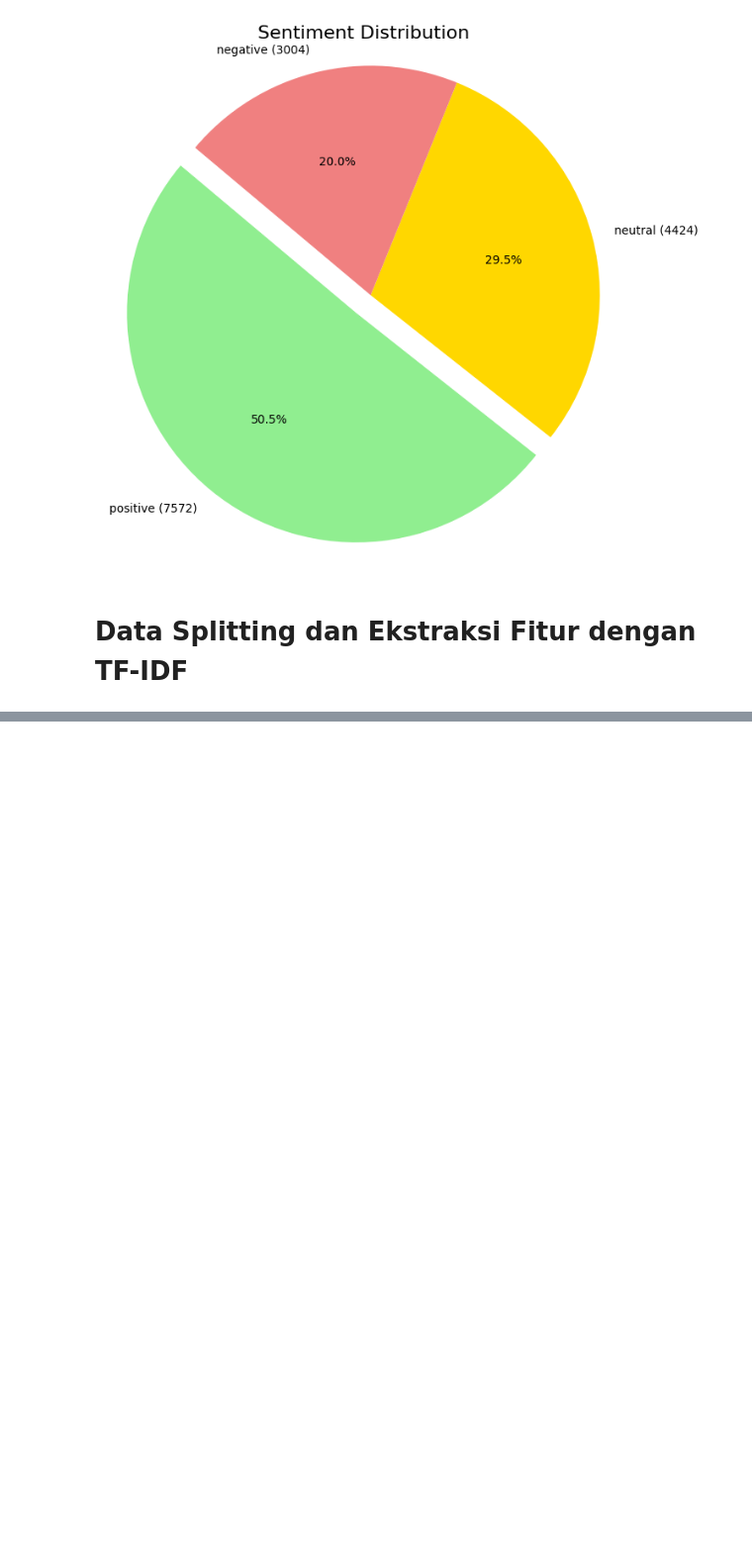
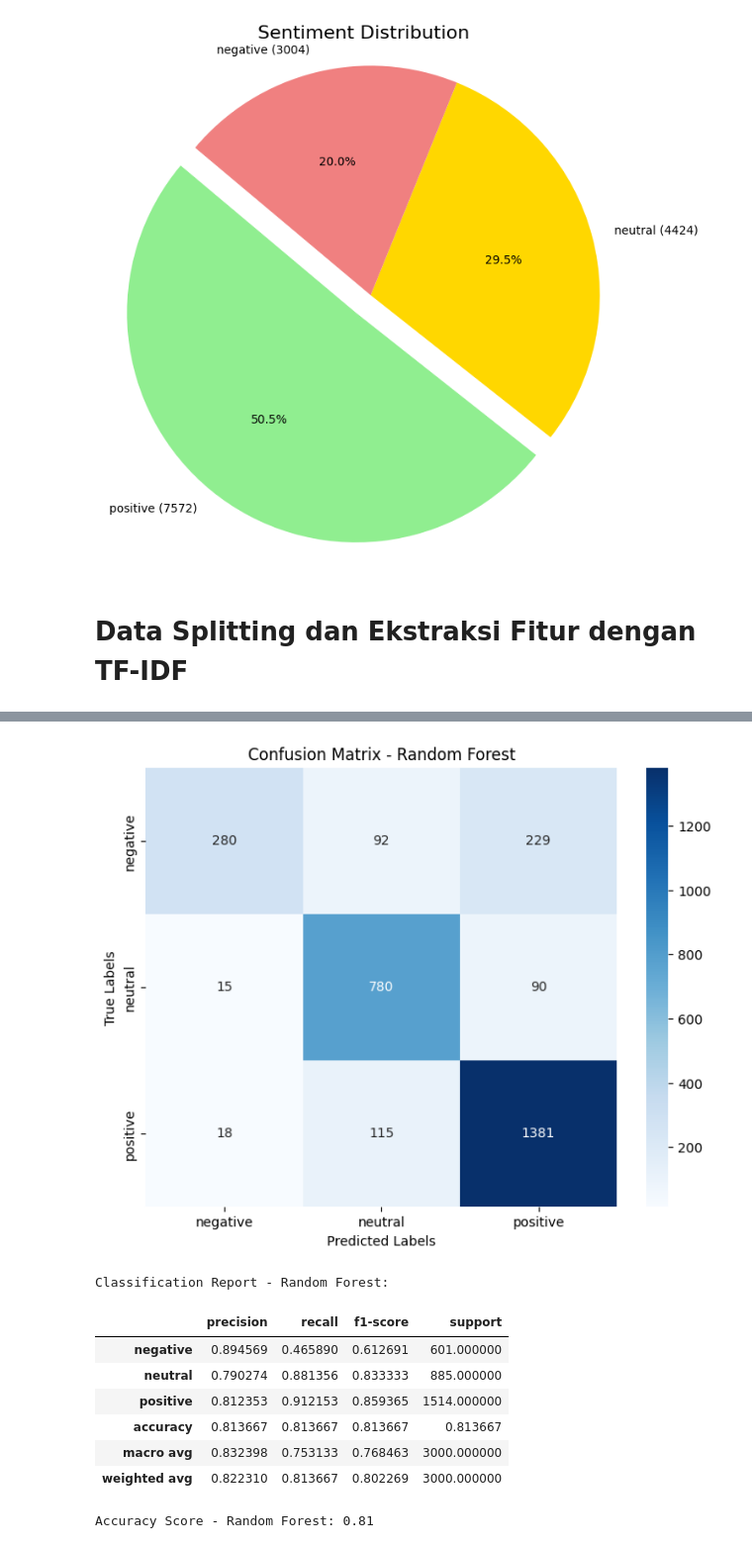
Before and after one commit to rizalgianf/sentimen-analisis, a Jupyter notebook: pelatihan_model.ipynb, the cells around one changed output, grey strips where cells are left out. Shown at 99% size. Saved outputs shown, nothing was run; the diff lists cells and outputs as text; code cells hidden in the pictures; blank space fills up the shorter version.

```diff
--- a/pelatihan_model.ipynb
+++ b/pelatihan_model.ipynb
@@ -407,0 +464,46 @@ print(f"Testing data shape: {X_test_tfidf.shape}")
+# %%
+from sklearn.ensemble import RandomForestClassifier
+from sklearn.metrics import classification_report, confusion_matrix, accuracy_score
+import seaborn as sns
+
+import matplotlib.pyplot as plt
+
+# Inisialisasi model Random Forest
+rf_model = RandomForestClassifier(n_estimators=100, random_state=42)
+
+# Melatih model menggunakan data training
+rf_model.fit(X_train_tfidf, y_train)
+
+# Melakukan prediksi pada data testing
+y_pred_rf = rf_model.predict(X_test_tfidf)
+
+# Evaluasi model
+conf_matrix_rf = confusion_matrix(y_test, y_pred_rf)
+class_report_rf = classification_report(y_test, y_pred_rf, output_dict=True)
+accuracy_rf = accuracy_score(y_test, y_pred_rf)
+
+# Menampilkan Confusion Matrix sebagai heatmap
+plt.figure(figsize=(8, 6))
+sns.heatmap(conf_matrix_rf, annot=True, fmt='d', cmap='Blues', xticklabels=rf_model.classes_, yticklabels=rf_model.classes_)
+plt.title("Confusion Matrix - Random Forest")
+plt.xlabel("Predicted Labels")
+plt.ylabel("True Labels")
+plt.show()
+
+# Menampilkan Classification Report dalam format tabel
+print("\nClassification Report - Random Forest:")
+display(pd.DataFrame(class_report_rf).transpose())
+
+# Menampilkan Accuracy Score
+print(f"\nAccuracy Score - Random Forest: {accuracy_rf:.2f}")
+# %% [output]
+[figure, added]
+Classification Report - Random Forest:
+|  | precision | recall | f1-score | support |
+| negative | 0.894569 | 0.465890 | 0.612691 | 601.000000 |
+| neutral | 0.790274 | 0.881356 | 0.833333 | 885.000000 |
+| positive | 0.812353 | 0.912153 | 0.859365 | 1514.000000 |
+| accuracy | 0.813667 | 0.813667 | 0.813667 | 0.813667 |
+| macro avg | 0.832398 | 0.753133 | 0.768463 | 3000.000000 |
+| weighted avg | 0.822310 | 0.813667 | 0.802269 | 3000.000000 |
+Accuracy Score - Random Forest: 0.81
```
Also changed, not shown: parts of 7 cells of this notebook.
